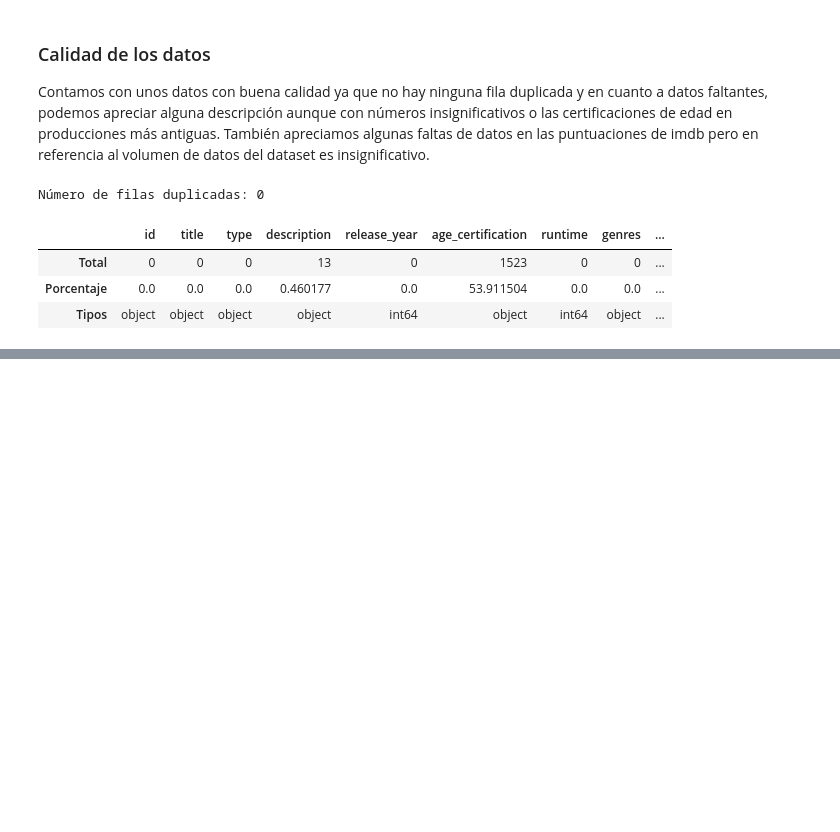
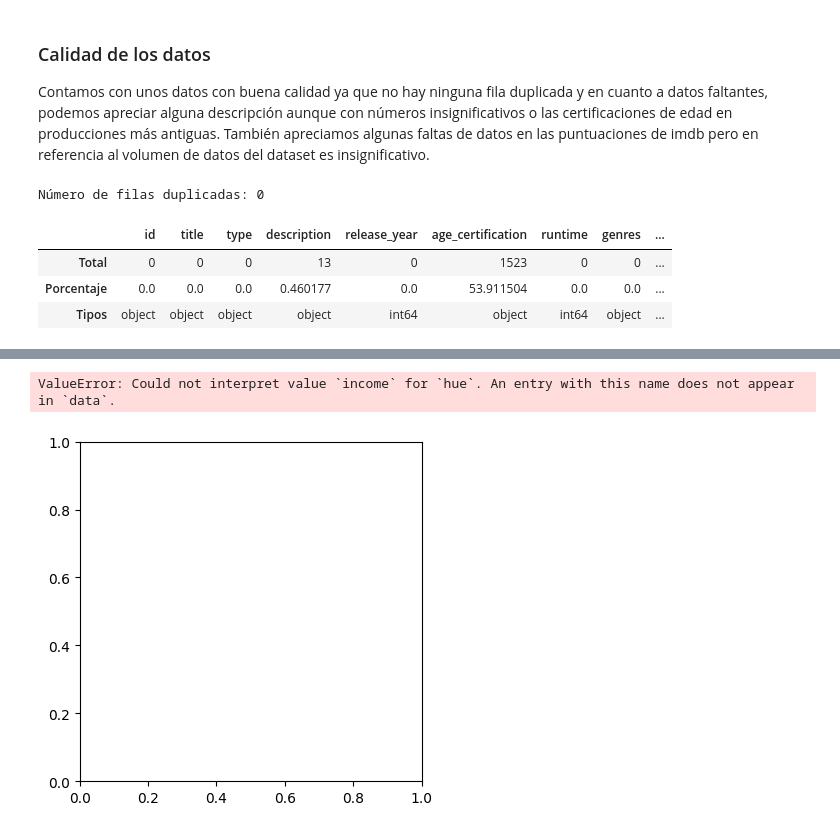
Before and after one commit to davidcabrero/EDA_Paramount, a Jupyter notebook: EDA_Paramount.ipynb, the cells around one changed output, grey strips where cells are left out. Saved outputs shown, nothing was run; the diff lists cells and outputs as text; code cells hidden in the pictures; blank space fills up the shorter version.

```diff
--- a/EDA_Paramount.ipynb
+++ b/EDA_Paramount.ipynb
@@ -151,0 +219,36 @@ valores_faltantes(df_paramount)
+# %%
+#(countplots) que visualicen la frecuencia de cada categoría dentro de una característica categórica.
+def plot_count_pairs(data_df, feature, title, ax, hue="income"):
+    # Función para graficar un countplot con barras y grid personalizado
+
+    # Creamos el countplot con la variable 'feature' en el eje X y diferenciando por la variable 'hue'
+    sns.countplot(x=feature, data=data_df, hue=hue)
+
+    # Añadimos una rejilla (grid) en el eje Y con líneas punteadas y grosor de 0.5
+    plt.grid(color="black", linestyle="-.", linewidth=0.5, axis="y", which="major")
+
+    # Establecemos el título del gráfico en el eje correspondiente
+    ax.set_title(f"Número de personas / {title}")
+
+    # Rotamos las etiquetas del eje X 45 grados para evitar solapamientos
+    plt.xticks(rotation=45)
+# %%
+# Filtramos las columnas categóricas del dataset, creando una lista de nombres de columnas cuyo tipo de dato es 'object' (las variables categóricas)
+cols_categorica = [carac for carac in df_paramount.columns if  df_paramount[carac].dtype == "object"]
+# %%
+cols = 3 # Definimos el número de columnas en la cuadrícula de subplots
+
+fig = plt.figure(figsize=(15, 15)) # Creamos una figura con un tamaño de 15x15 para los subplots
+
+# Calculamos el número de filas necesarias para los subplots en función de la cantidad de columnas categóricas
+rows = math.ceil(float(len(cols_categorica)) / cols)
+
+# Iteramos sobre cada columna categórica y su índice para crear subplots
+for i, column in enumerate(cols_categorica):
+    ax = fig.add_subplot(rows, cols, i + 1) # Añadimos un subplot en la figura con la posición correspondiente en la cuadrícula (filas x columnas)
+    plot_count_pairs(data_df=df_paramount, feature=column, title=f"{column}", ax=ax)
+
+plt.tight_layout() # Ajustamos el layout de los subplots para evitar solapamientos
+# %% [output]
+ValueError: Could not interpret value `income` for `hue`. An entry with this name does not appear in `data`.
+[figure, added]
```
Also changed, not shown: parts of 4 cells of this notebook.
